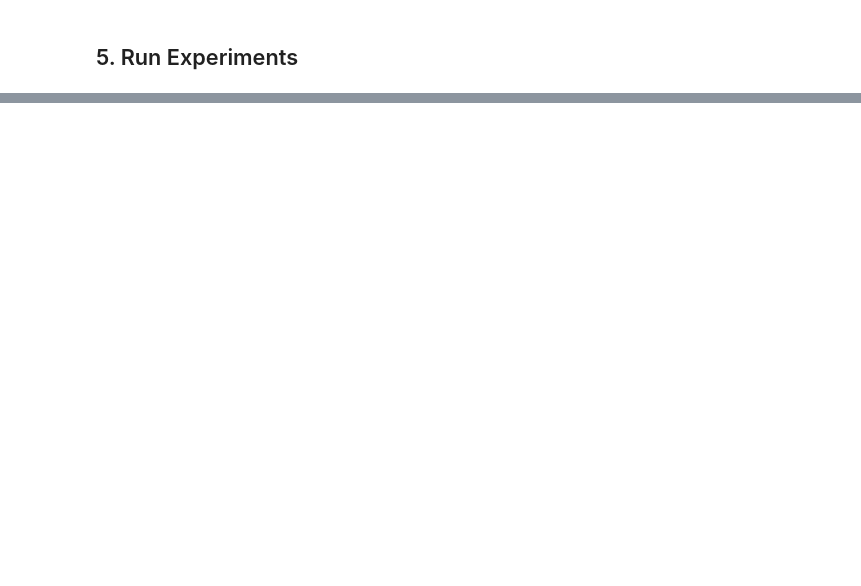
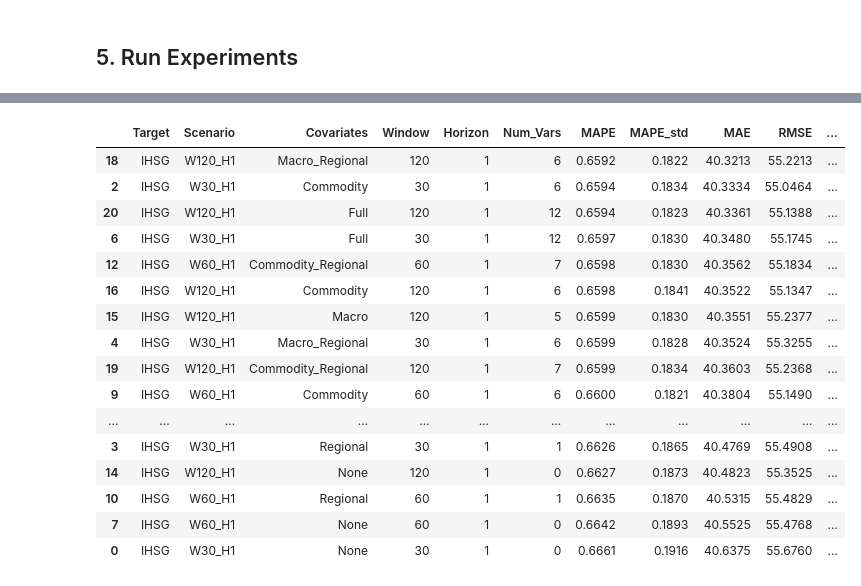
Before and after one commit to ravsssh/tesis-hakam, a Jupyter notebook: modelling/modelling.ipynb, the cells around one changed output, grey strips where cells are left out. Saved outputs shown, nothing was run; the diff lists cells and outputs as text; code cells hidden in the pictures; blank space fills up the shorter version.

```diff
--- a/modelling/modelling.ipynb
+++ b/modelling/modelling.ipynb
@@ -558,0 +792,67 @@ shape: (2631, 1, 1), freq: B, size: 20.55 KB
+# %%
+RF_CONFIG_FINAL = {
+    "n_estimators": 500,
+    "max_depth": 5,
+    "max_features": "sqrt",
+    "max_samples": 0.7,
+    "n_jobs": -1,
+    "random_state": 42,
+}
+
+results_final = []
+predictions_final = {}
+start_time = datetime.now()
+print(f"Final experiment started: {start_time.strftime('%Y-%m-%d %H:%M:%S')}")
+print(f"Config: n_est=500, max_depth=5, max_feat=sqrt")
+print(f"Total experiments: {len(SCENARIOS) * len(COVARIATE_SETS)}")
+print("=" * 70)
+
+for scenario_name, sc in SCENARIOS.items():
+    window, horizon = sc["window"], sc["horizon"]
+
+    for cov_name, cov_list in COVARIATE_SETS.items():
+        print(f"[>] {scenario_name} | Covariates: {cov_name} ({len(cov_list)} vars)")
+        try:
+            target_series, covariate_series = to_series(df_merged, "IHSG", cov_list)
+
+            mape_val, mae_val, rmse_val, r2_val, da_val, mape_std, rmse_std, r2_std, da_std, fi_df = train_and_evaluate_rf(
+                target_series, covariate_series, window, horizon, RF_CONFIG_FINAL
+            )
+
+            fi_df["covariate_set"] = cov_name
+            fi_df["scenario"] = scenario_name
+            predictions_final[f"{scenario_name}_{cov_name}_fi"] = fi_df
+
+            results_final.append({
+                "Target": "IHSG",
+                "Scenario": scenario_name,
+                "Covariates": cov_name,
+                "Window": window,
+                "Horizon": horizon,
+                "Num_Vars": len(cov_list),
+                "MAPE": round(mape_val, 4),
+                "MAPE_std": round(mape_std, 4),
+                "MAE": round(mae_val, 4),
+                "RMSE": round(rmse_val, 4),
+                "RMSE_std": round(rmse_std, 4),
+                "R2": round(r2_val, 4),
+                "R2_std": round(r2_std, 4),
+                "DA": round(da_val, 2),
+                "DA_std": round(da_std, 2),
+            })
+            print(f"   MAPE={mape_val:.4f}±{mape_std:.4f}% | RMSE={rmse_val:.2f}±{rmse_std:.2f} | DA={da_val:.1f}±{da_std:.1f}%")
+
+        except Exception as e:
+            traceback.print_exc()
+            print(f"   ERROR: {e}")
+            results_final.append({
+                "Target": "IHSG", "Scenario": scenario_name,
+                "Covariates": cov_name, "Error": str(e)
+            })
+
+elapsed = datetime.now() - start_time
+print(f"\nAll experiments done! Elapsed: {elapsed}")
+
+results_final_df = pd.DataFrame(results_final)
+display(results_final_df.sort_values("MAPE"))
+# %% [output]
@@ -559 +876,18 @@ shape: (2631, 1, 1), freq: B, size: 20.55 KB
+|  | Target | Scenario | Covariates | Window | Horizon | Num_Vars | MAPE | MAPE_std | MAE | RMSE | ... |
+| 18 | IHSG | W120_H1 | Macro_Regional | 120 | 1 | 6 | 0.6592 | 0.1822 | 40.3213 | 55.2213 | ... |
+| 2 | IHSG | W30_H1 | Commodity | 30 | 1 | 6 | 0.6594 | 0.1834 | 40.3334 | 55.0464 | ... |
+| 20 | IHSG | W120_H1 | Full | 120 | 1 | 12 | 0.6594 | 0.1823 | 40.3361 | 55.1388 | ... |
+| 6 | IHSG | W30_H1 | Full | 30 | 1 | 12 | 0.6597 | 0.1830 | 40.3480 | 55.1745 | ... |
+| 12 | IHSG | W60_H1 | Commodity_Regional | 60 | 1 | 7 | 0.6598 | 0.1830 | 40.3562 | 55.1834 | ... |
+| 16 | IHSG | W120_H1 | Commodity | 120 | 1 | 6 | 0.6598 | 0.1841 | 40.3522 | 55.1347 | ... |
+| 15 | IHSG | W120_H1 | Macro | 120 | 1 | 5 | 0.6599 | 0.1830 | 40.3551 | 55.2377 | ... |
+| 4 | IHSG | W30_H1 | Macro_Regional | 30 | 1 | 6 | 0.6599 | 0.1828 | 40.3524 | 55.3255 | ... |
+| 19 | IHSG | W120_H1 | Commodity_Regional | 120 | 1 | 7 | 0.6599 | 0.1834 | 40.3603 | 55.2368 | ... |
+| 9 | IHSG | W60_H1 | Commodity | 60 | 1 | 6 | 0.6600 | 0.1821 | 40.3804 | 55.1490 | ... |
+| ... | ... | ... | ... | ... | ... | ... | ... | ... | ... | ... | ... |
+| 3 | IHSG | W30_H1 | Regional | 30 | 1 | 1 | 0.6626 | 0.1865 | 40.4769 | 55.4908 | ... |
+| 14 | IHSG | W120_H1 | None | 120 | 1 | 0 | 0.6627 | 0.1873 | 40.4823 | 55.3525 | ... |
+| 10 | IHSG | W60_H1 | Regional | 60 | 1 | 1 | 0.6635 | 0.1870 | 40.5315 | 55.4829 | ... |
+| 7 | IHSG | W60_H1 | None | 60 | 1 | 0 | 0.6642 | 0.1893 | 40.5525 | 55.4768 | ... |
+| 0 | IHSG | W30_H1 | None | 30 | 1 | 0 | 0.6661 | 0.1916 | 40.6375 | 55.6760 | ... |
 # %% [markdown]
```
Also changed, not shown: parts of 27 cells of this notebook, 21 other files.
